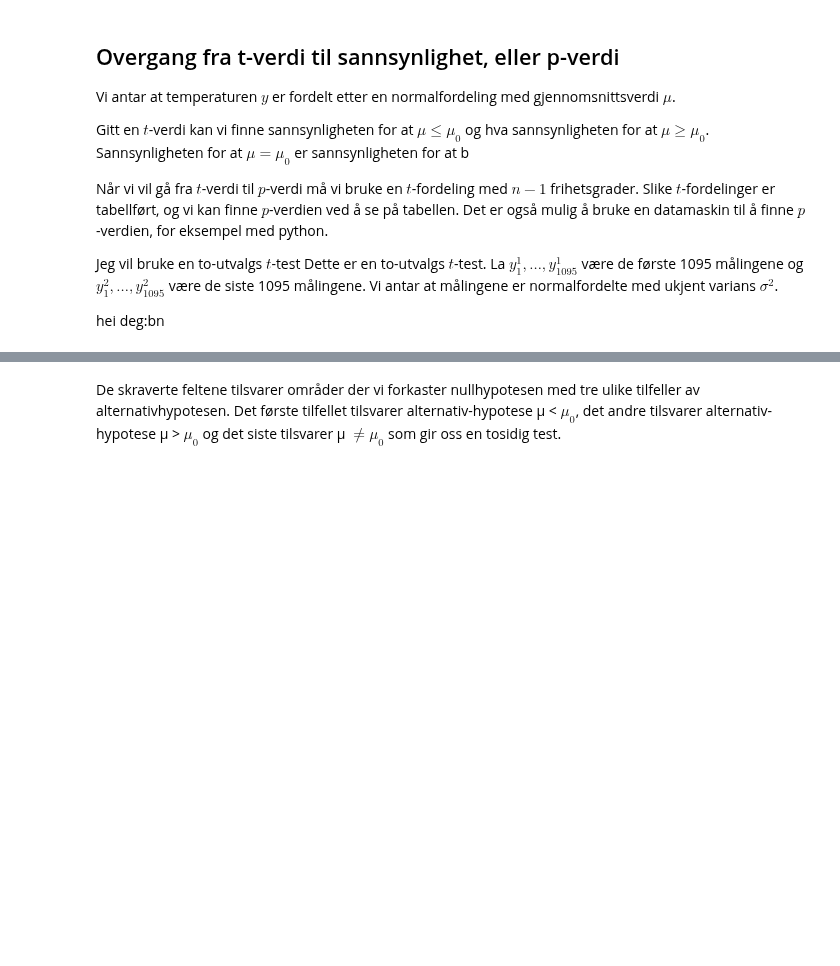
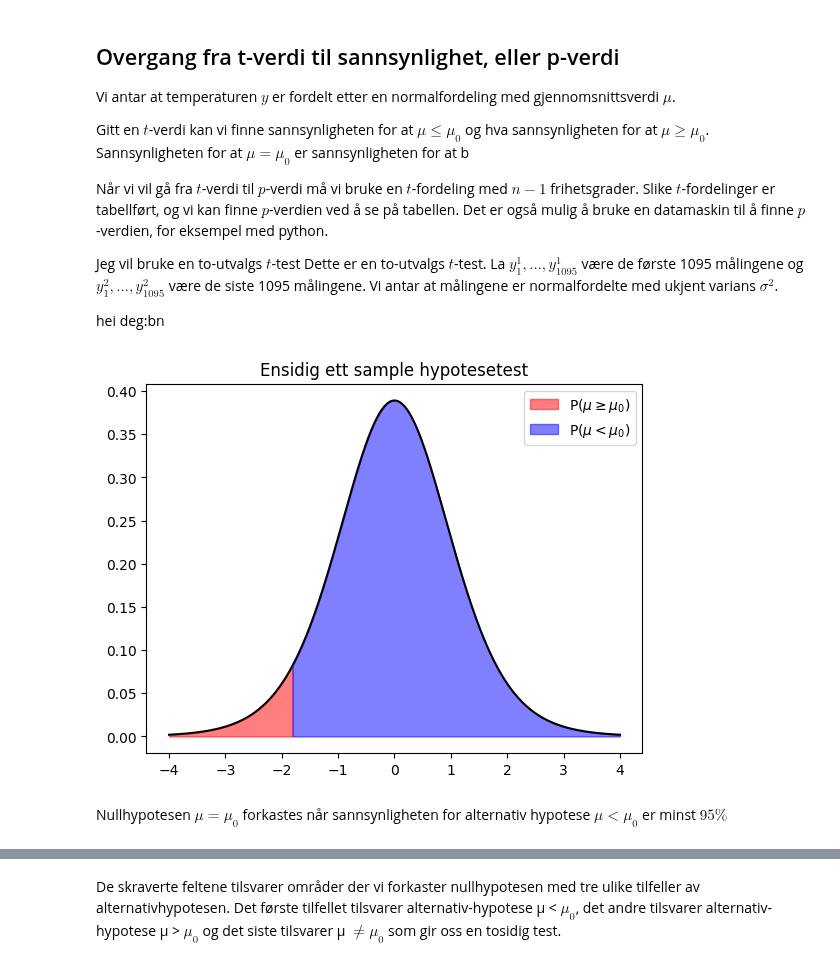
Before and after one commit to mbr085/V25MAT102, a Jupyter notebook: notebooks/uke12/hypotesetest.ipynb, the cells around one changed output, grey strips where cells are left out. Cells and saved outputs as stored; diff of their text form; code cells hidden in the pictures; blank space fills up the shorter version.

```diff
--- a/notebooks/uke12/hypotesetest.ipynb
+++ b/notebooks/uke12/hypotesetest.ipynb
@@ -199,6 +215,30 @@ $y^2_1, \dots, y^2_{1095}$ være de siste 1095 målingene. Vi antar at
 målingene er normalfordelte med ukjent varians $\sigma^2$.
 
 hei deg:bn
+# %%
+# Antall frihetsgrader
+df = 10
+
+# Sett opp verdier for x-aksen
+x = np.linspace(-4, 4, 1000)
+y = scipy.stats.t.pdf(x, df)  # t-fordeling med 10 frihetsgrader
+
+alpha = 0.05  # Signifikansnivå
+t_crit = scipy.stats.t.ppf(1 - alpha, df)  # Kritisk verdi for ensidig test
+t_crit_two_sided = scipy.stats.t.ppf(1 - alpha / 2 , df) # Kritisk verdi for tosidig test
+
+
+# Ensidig test: μ < μ0 (venstre hale)
+plt.plot(x, y, color='black')
+plt.fill_between(x, y, where=(x < -t_crit), color='red', alpha=0.5, label=r'P($\mu \geq \mu_0$)')
+plt.fill_between(x, y, where=(x > -t_crit), color='blue', alpha=0.5, label=r'P($\mu < \mu_0$)')
+plt.title(r"Ensidig ett sample hypotesetest")
+plt.legend()
+plt.show()
+# %% [output]
+[figure, added]
+# %% [markdown]
+Nullhypotesen $\mu = \mu_0$ forkastes når sannsynligheten for alternativ hypotese $\mu < \mu_0$ er minst $95 \%$
 # %%
 # Antall frihetsgrader
 df = 10
```
Also changed, not shown: parts of 21 cells of this notebook.
